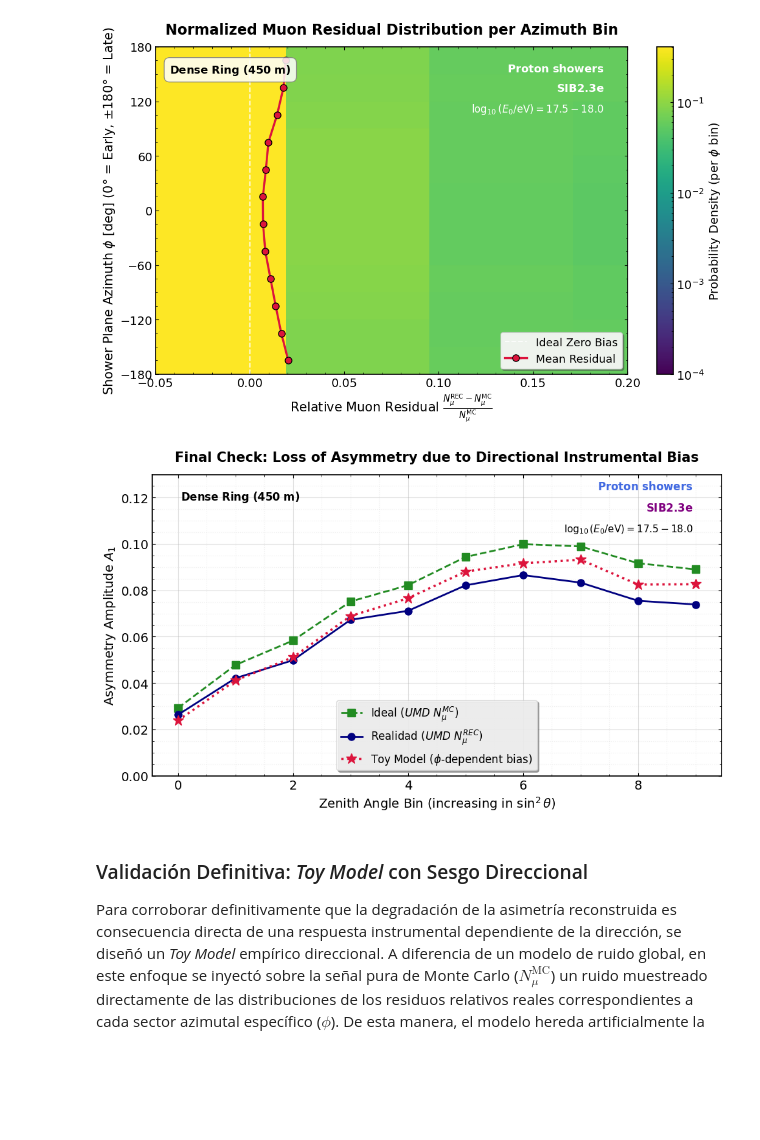
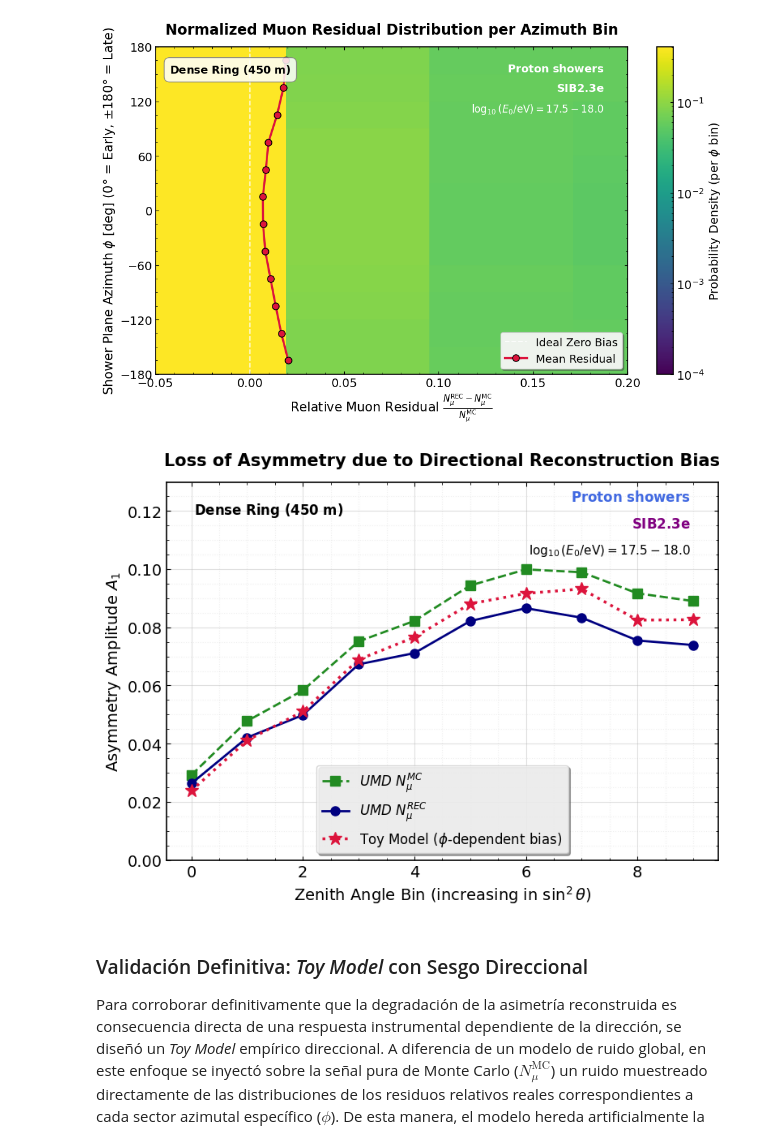
Before and after one commit to Lautaro-Silva/Tesis-de-Licenciatura---ITeDA, a Jupyter notebook: Scripts/validacion_rec_muones.ipynb, the cells around one changed output. Saved outputs shown, nothing was run; the diff lists cells and outputs as text; code cells hidden in the pictures; blank space fills up the shorter version.

```diff
--- a/Scripts/validacion_rec_muones.ipynb
+++ b/Scripts/validacion_rec_muones.ipynb
@@ -733,38 +734,39 @@ for i in range(10):
     a1_rec.append(a1_vals.get('nMuones_REC', np.nan))
     a1_toy_phi.append(a1_vals.get('nMuones_TOY_PHI', np.nan))
 
 # 4. Ploteo de la Verificación Definitiva
-fig, ax = plt.subplots(figsize=(10, 6))
+fig, ax = plt.subplots(figsize=(8, 6))
 
-ax.plot(evol_theta, a1_mc, 's--', color='forestgreen', markersize=8, lw=2, label=r'Ideal ($UMD\ N_\mu^{MC}$)')
-ax.plot(evol_theta, a1_rec, 'o-', color='navy', markersize=8, lw=2, label=r'Realidad ($UMD\ N_\mu^{REC}$)')
+ax.plot(evol_theta, a1_mc, 's--', color='forestgreen', markersize=8, lw=2, label=r'$UMD\ N_\mu^{MC}$')
+ax.plot(evol_theta, a1_rec, 'o-', color='navy', markersize=8, lw=2, label=r'$UMD\ N_\mu^{REC}$')
 ax.plot(evol_theta, a1_toy_phi, '*:', color='crimson', markersize=12, lw=2.5, label=r'Toy Model ($\phi$-dependent bias)')
 
 ax.set_xlabel(r"Zenith Angle Bin (increasing in $\sin^2\theta$)", fontsize=14)
 ax.set_ylabel(r"Asymmetry Amplitude $A_1$", fontsize=14)
-ax.set_title("Final Check: Loss of Asymmetry due to Directional Instrumental Bias", fontsize=15, fontweight='bold', pad=15)
+ax.set_title("Loss of Asymmetry due to Directional Reconstruction Bias", fontsize=15, fontweight='bold', pad=15)
 
 
 # Indicador del detector / arreglo
 ax.text(0.05, 0.95, r"$\mathbf{Dense\ Ring\ (450\ m)}$", transform=ax.transAxes, fontsize=12, va='top', ha='left', color='black')
 
 # Anotaciones Físicas
 ax.text(0.95, 0.98, r"$\mathbf{Proton\ showers}$", transform=ax.transAxes, fontsize=12, va='top', ha='right', color=COLORS['Proton'])
 ax.text(0.95, 0.91, r"$\mathbf{SIB2.3e}$", transform=ax.transAxes, fontsize=12, va='top', ha='right', color='purple')
 ax.text(0.95, 0.84, r"$\log_{10}(E_0/\mathrm{eV}) = 17.5 - 18.0$", transform=ax.transAxes, fontsize=11, va='top', ha='right')
 
 
 ax.grid(True, which='major', linestyle='-', alpha=0.4)
 ax.grid(True, which='minor', linestyle=':', alpha=0.2)
 ax.legend(fontsize=12, loc='lower center')
 
 y_max = max(max(a1_mc), max(a1_rec), max(a1_toy_phi))
 ax.set_ylim(bottom=0, top=y_max * 1.3)
 
 plt.tight_layout()
+plt.savefig('toy_model.jpg')
 plt.show()
 # %% [output]
-[figure, old version]
+[figure, new version]
 # %% [markdown]
 ### Validación Definitiva: *Toy Model* con Sesgo Direccional
 
```
Also changed, not shown: parts of 3 cells of this notebook, 25 other files.
